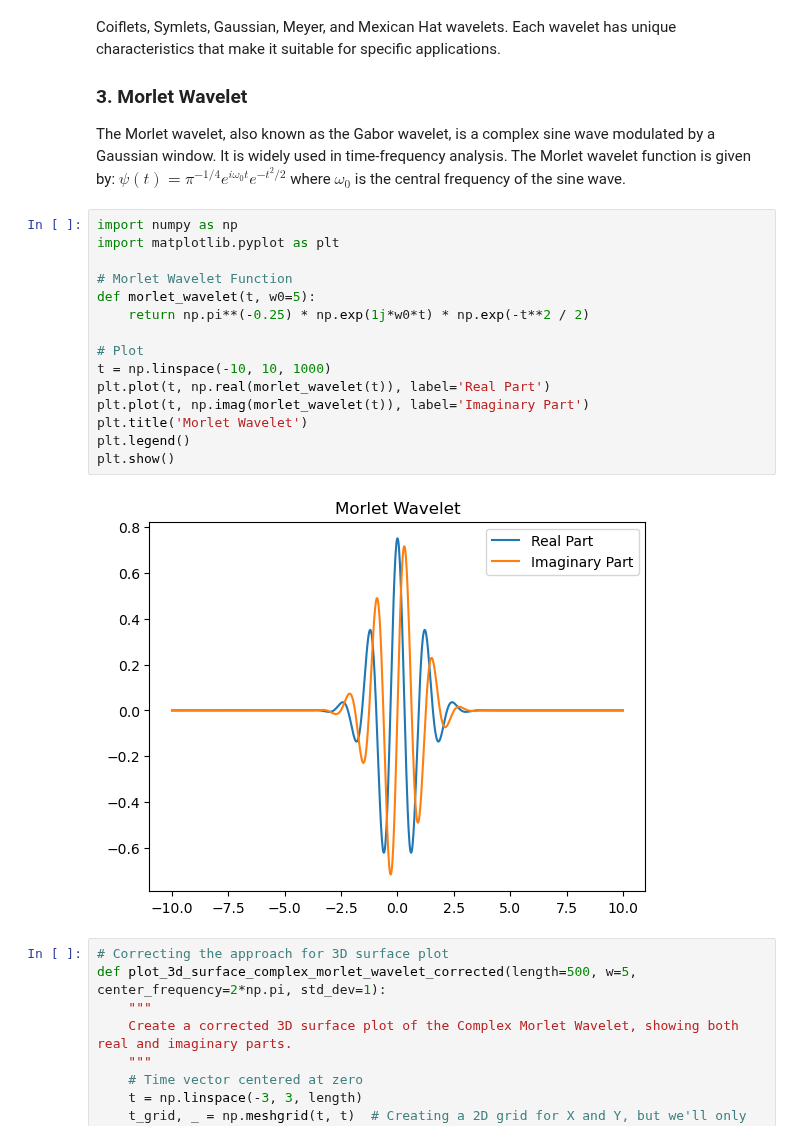
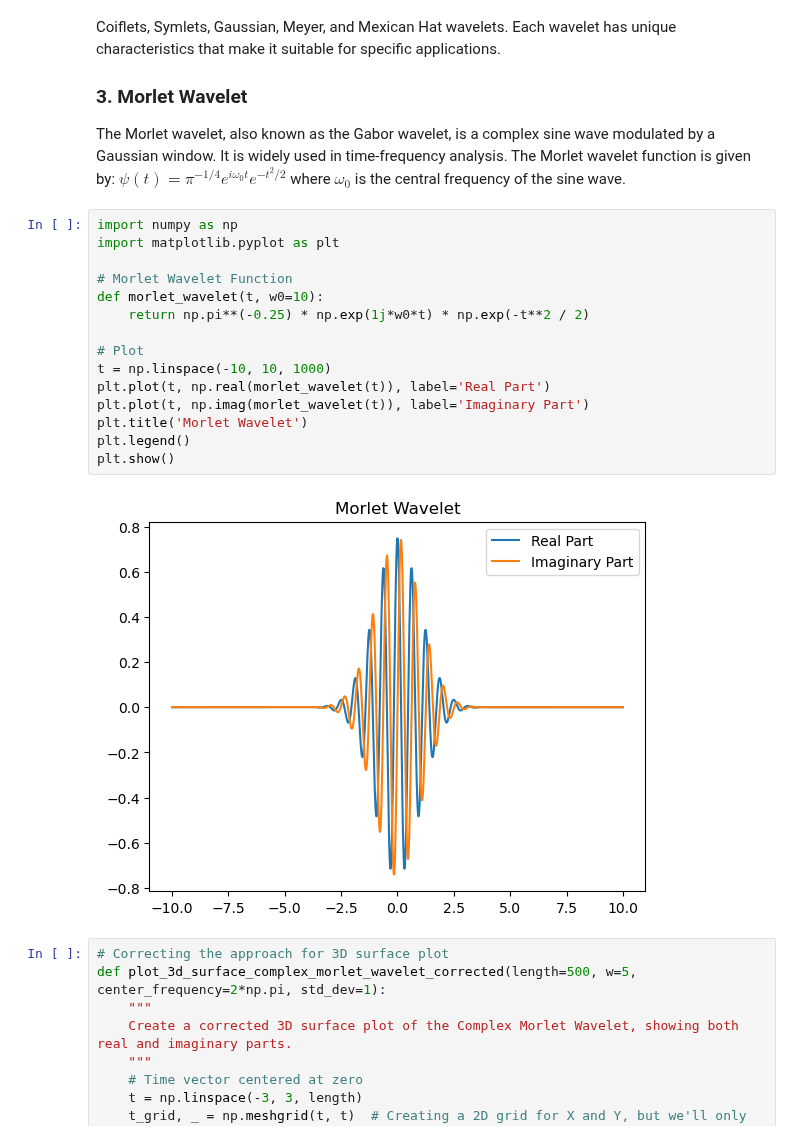
Before and after one commit to behnamasadi/PythonTutorial, a Jupyter notebook: signal_system/wavelets.ipynb, the cells around one changed output. Drawn from its saved outputs; the diff is of its cells as text.

```diff
--- a/signal_system/wavelets.ipynb
+++ b/signal_system/wavelets.ipynb
@@ -54,20 +54,20 @@ where $\omega_0$ is the central frequency of the sine wave.
 # %%
 import numpy as np
 import matplotlib.pyplot as plt
 
 # Morlet Wavelet Function
-def morlet_wavelet(t, w0=5):
+def morlet_wavelet(t, w0=10):
     return np.pi**(-0.25) * np.exp(1j*w0*t) * np.exp(-t**2 / 2)
 
 # Plot
 t = np.linspace(-10, 10, 1000)
 plt.plot(t, np.real(morlet_wavelet(t)), label='Real Part')
 plt.plot(t, np.imag(morlet_wavelet(t)), label='Imaginary Part')
 plt.title('Morlet Wavelet')
 plt.legend()
 plt.show()
 # %% [output]
-[figure, old version]
+[figure, new version]
 # %%
 # Correcting the approach for 3D surface plot
 def plot_3d_surface_complex_morlet_wavelet_corrected(length=500, w=5, center_frequency=2*np.pi, std_dev=1):
```
Also changed, not shown: 2 other files.
